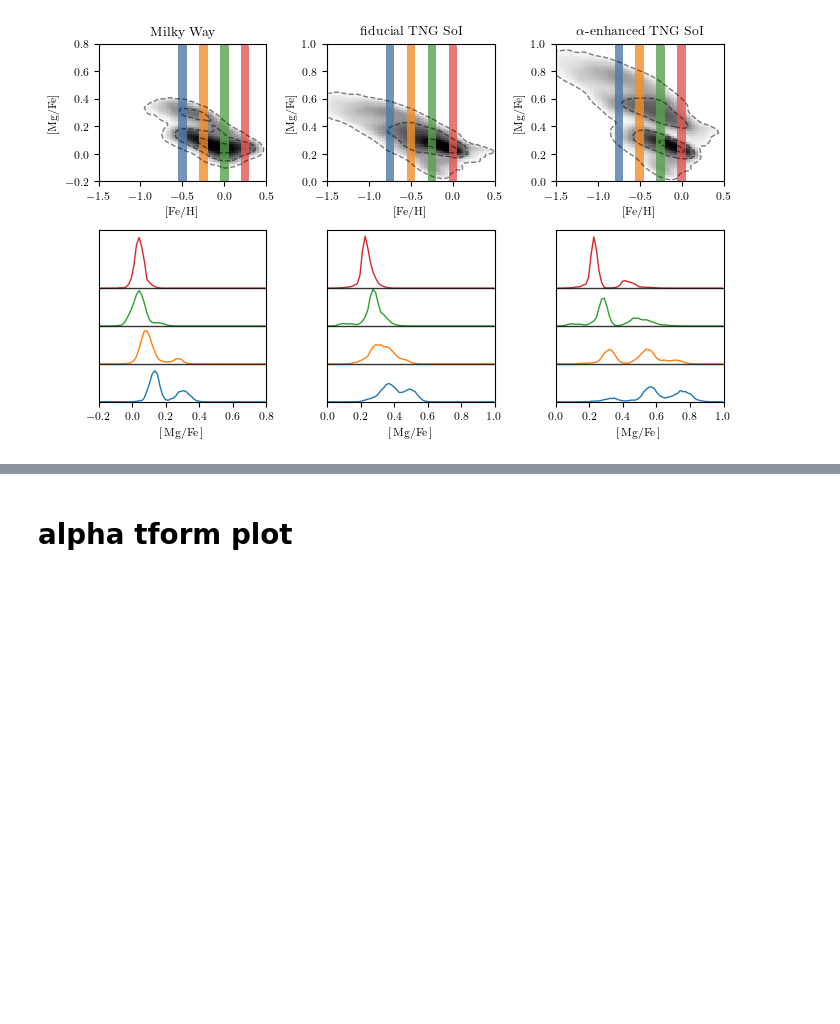
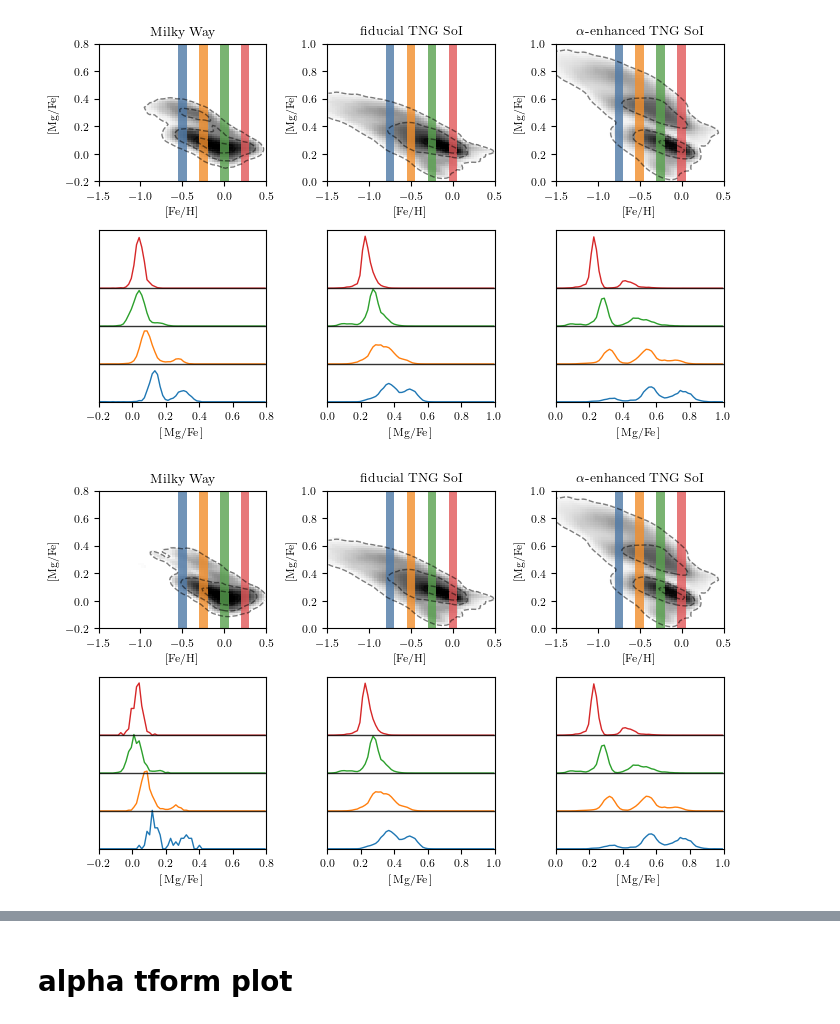
Before and after one commit to gusbeane/Mgdec, a Jupyter notebook: plots/fig1/fig1.ipynb, the cells around one changed output, grey strips where cells are left out. Cells and saved outputs as stored; diff of their text form; code cells hidden in the pictures; blank space fills up the shorter version.

```diff
--- a/plots/fig1/fig1.ipynb
+++ b/plots/fig1/fig1.ipynb
@@ -578,10 +615,10 @@ def make_plot(MWdat, simdat, simdat_slope, save=False, show=True, vmin=None, vma
     axs[0][0].set_title(r'$\textrm{Milky Way}$')
 
     plot_panel(fig, axs[0][1], axs[1][1], simdat, vmin=vmin, vmax=vmax, levels=levels)
-    axs[0][1].set_title(r'$\textrm{fiducial TNG SoI}$')
+    axs[0][1].set_title(r'$\textrm{fiducial TNG galaxy}$')
 
     plot_panel(fig, axs[0][2], axs[1][2], simdat_slope, vmin=vmin, vmax=vmax, levels=levels)
-    axs[0][2].set_title(r'$\alpha\textrm{-enhanced TNG SoI}$')
+    axs[0][2].set_title(r'$\alpha\textrm{-enhanced TNG galaxy}$')
 
     fig.tight_layout()
 
@@ -600,3 +637,13 @@ levels_MW = [0.1, 1.5, 10]
 make_plot(MWdat, simdat, simdat_slope, vmin=vmin, vmax=vmax, save=True, levels=levels, levels_MW=levels_MW)
 # %% [output]
 [figure]
+# %%
+vmin = 0.08
+vmax = 15
+
+levels    = [0.1, 1.5, 10]
+levels_MW = [0.1, 1.5, 10]
+
+make_plot(MWdat_onlywage, simdat, simdat_slope, vmin=vmin, vmax=vmax, save=False, levels=levels, levels_MW=levels_MW)
+# %% [output]
+[figure, added]
```
Also changed, not shown: parts of 9 cells of this notebook, 2 other files.
